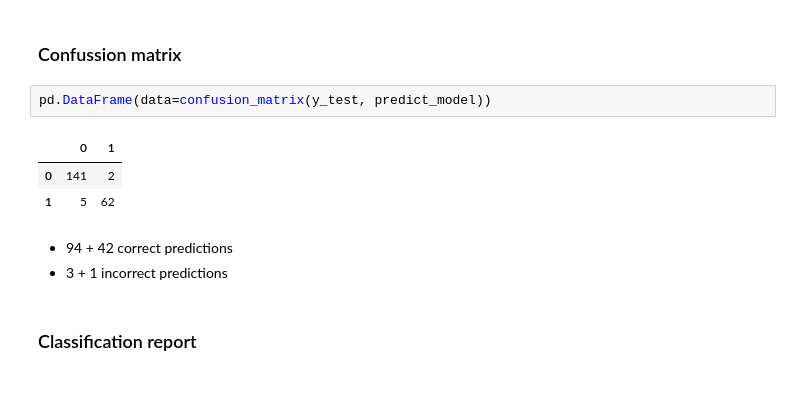
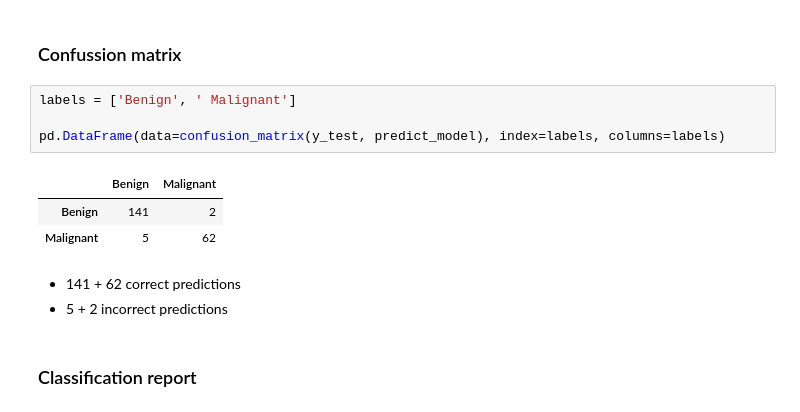
Before and after one commit to jbmasemza/predict_breast_cancer, a Jupyter notebook: breast_cancer_predictor.ipynb, the cells around one changed output. Drawn from its saved outputs; the diff is of its cells as text.

```diff
--- a/breast_cancer_predictor.ipynb
+++ b/breast_cancer_predictor.ipynb
@@ -188,14 +184,16 @@ predict_model = model.predict(X_test)
 # %% [markdown]
 ### Confussion matrix
 # %%
-pd.DataFrame(data=confusion_matrix(y_test, predict_model))
+labels = ['Benign', ' Malignant']
+
+pd.DataFrame(data=confusion_matrix(y_test, predict_model), index=labels, columns=labels)
 # %% [output]
-|  | 0 | 1 |
-| 0 | 141 | 2 |
-| 1 | 5 | 62 |
+|  | Benign | Malignant |
+| Benign | 141 | 2 |
+| Malignant | 5 | 62 |
 # %% [markdown]
-- 94 + 42 correct predictions
-- 3 + 1 incorrect predictions
+- 141 + 62 correct predictions
+- 5 + 2 incorrect predictions
 # %% [markdown]
 ### Classification report
 # %%
```
Also changed, not shown: parts of 1 cell of this notebook.
